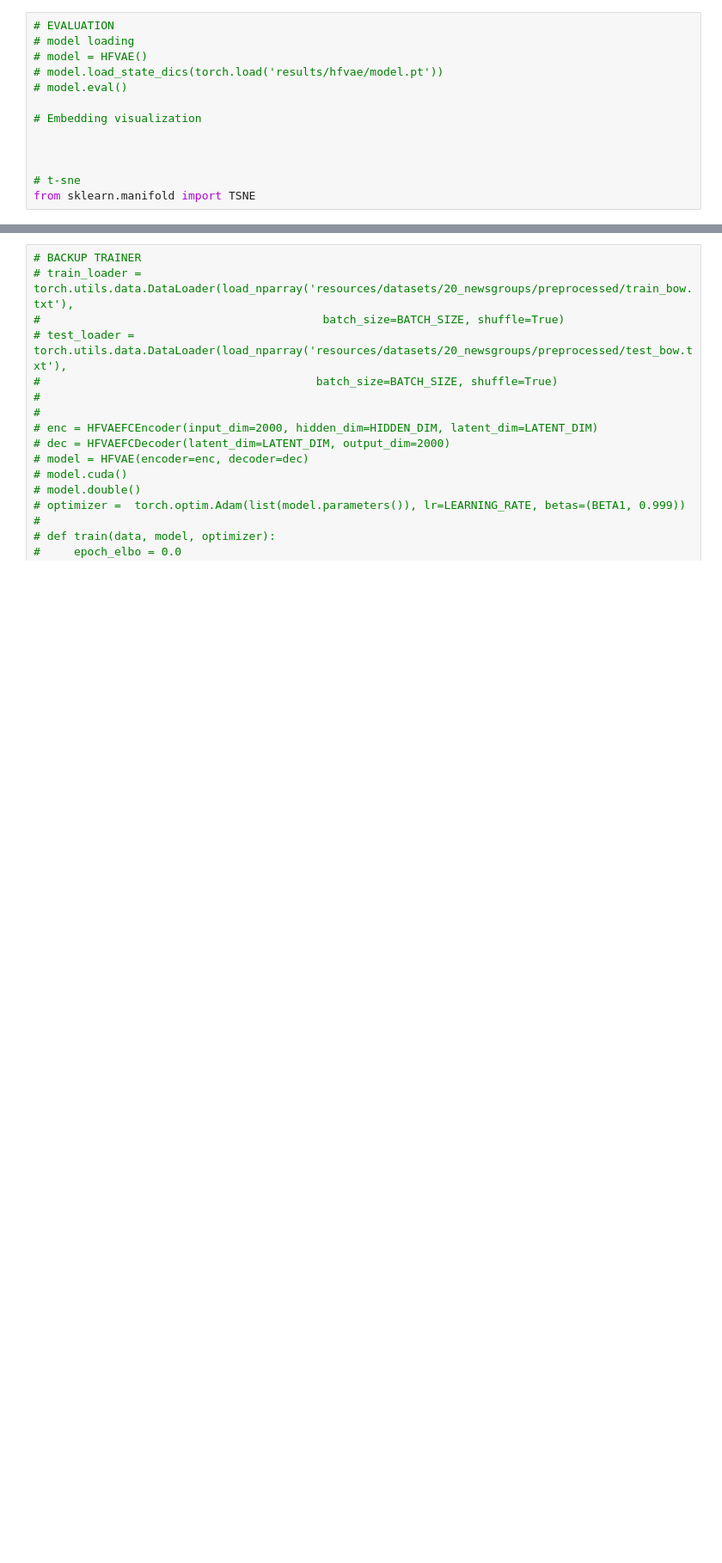
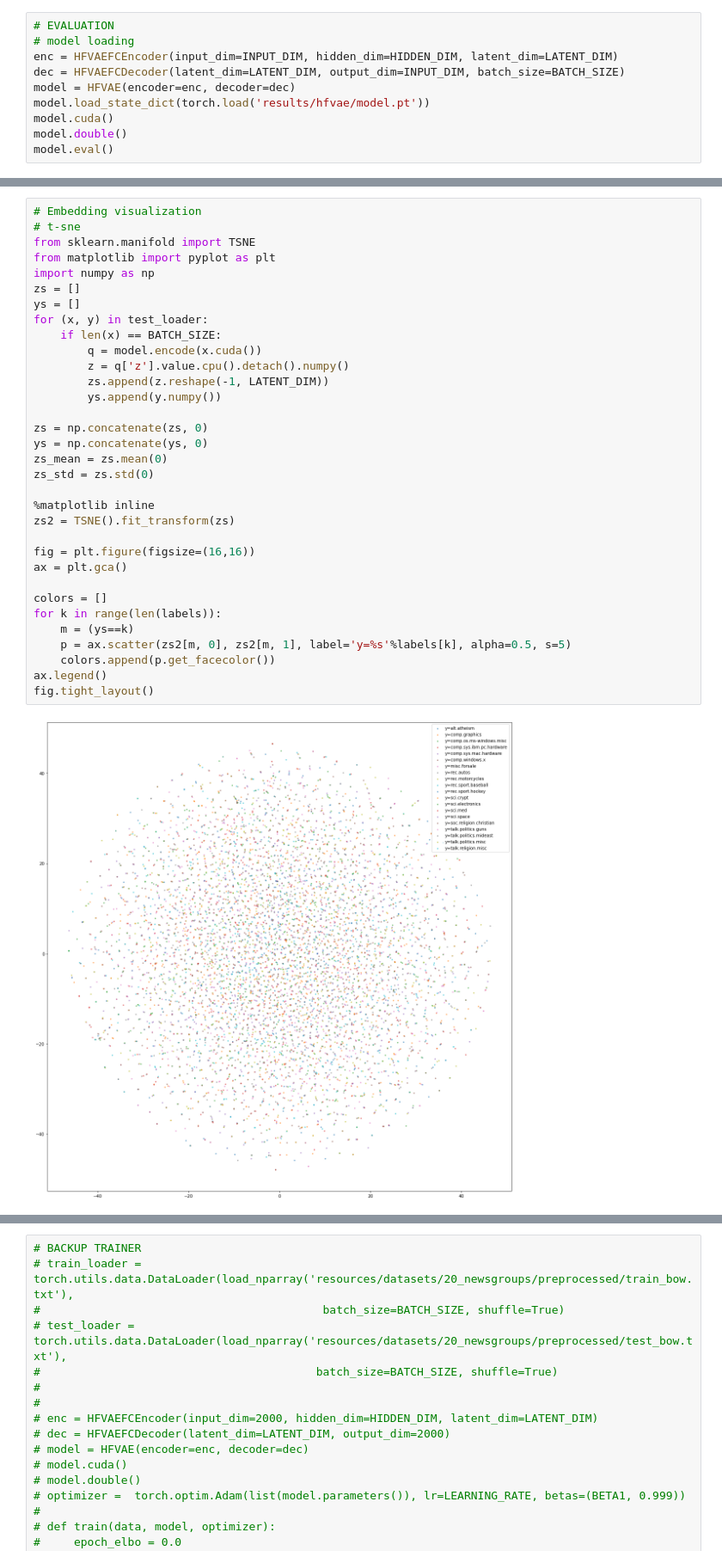
Before and after one commit to divankovic/nlp_disentanglement, a Jupyter notebook: experiments/hfvae.ipynb, the cells around one changed output, grey strips where cells are left out. Shown: that part at 86% size. Saved outputs shown, nothing was run; the diff lists cells and outputs as text; blank space fills up the shorter version.

```diff
--- a/experiments/hfvae.ipynb
+++ b/experiments/hfvae.ipynb
@@ -66,13 +58,10 @@ Train Epoch:  4 [  6400/ 11314 ( 56%)]  Loss: 2.433265
 # %%
 # EVALUATION
 # model loading
-# model = HFVAE()
-# model.load_state_dics(torch.load('results/hfvae/model.pt'))
-# model.eval()
-
-# Embedding visualization
-
-
-
-# t-sne
-from sklearn.manifold import TSNE
+enc = HFVAEFCEncoder(input_dim=INPUT_DIM, hidden_dim=HIDDEN_DIM, latent_dim=LATENT_DIM)
+dec = HFVAEFCDecoder(latent_dim=LATENT_DIM, output_dim=INPUT_DIM, batch_size=BATCH_SIZE)
+model = HFVAE(encoder=enc, decoder=dec)
+model.load_state_dict(torch.load('results/hfvae/model.pt'))
+model.cuda()
+model.double()
+model.eval()
@@ -78,0 +85,35 @@ from sklearn.manifold import TSNE
+# %%
+# Embedding visualization
+# t-sne
+from sklearn.manifold import TSNE
+from matplotlib import pyplot as plt
+import numpy as np
+zs = []
+ys = []
+for (x, y) in test_loader:
+    if len(x) == BATCH_SIZE:
+        q = model.encode(x.cuda())
+        z = q['z'].value.cpu().detach().numpy()
+        zs.append(z.reshape(-1, LATENT_DIM))
+        ys.append(y.numpy())
+
+zs = np.concatenate(zs, 0)
+ys = np.concatenate(ys, 0)
+zs_mean = zs.mean(0)
+zs_std = zs.std(0)
+
+%matplotlib inline
+zs2 = TSNE().fit_transform(zs)
+
+fig = plt.figure(figsize=(16,16))
+ax = plt.gca()
+
+colors = []
+for k in range(len(labels)):
+    m = (ys==k)
+    p = ax.scatter(zs2[m, 0], zs2[m, 1], label='y=%s'%labels[k], alpha=0.5, s=5)
+    colors.append(p.get_facecolor())
+ax.legend()
+fig.tight_layout()
+# %% [output]
+[figure, added]
```
Also changed, not shown: parts of 5 cells of this notebook, 9 other files.
